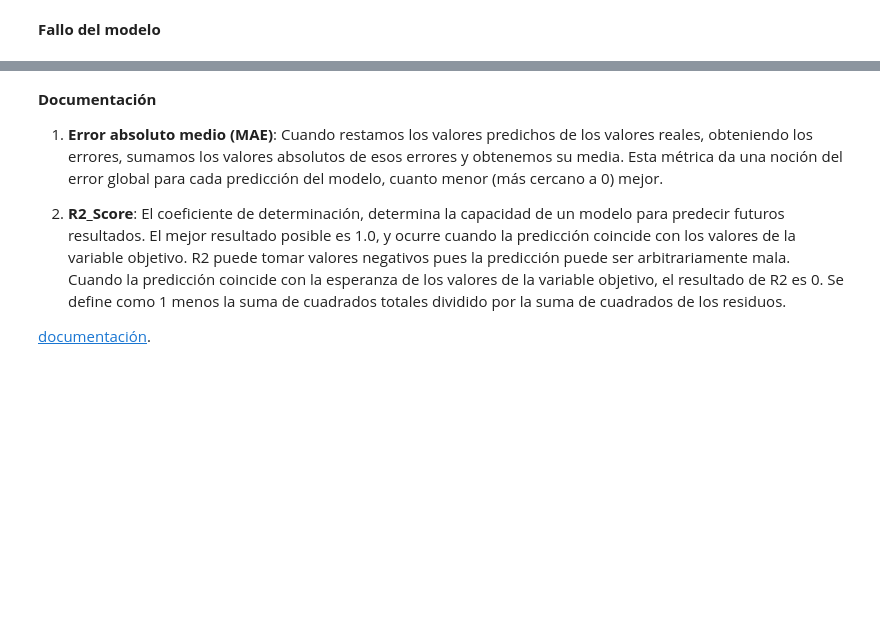
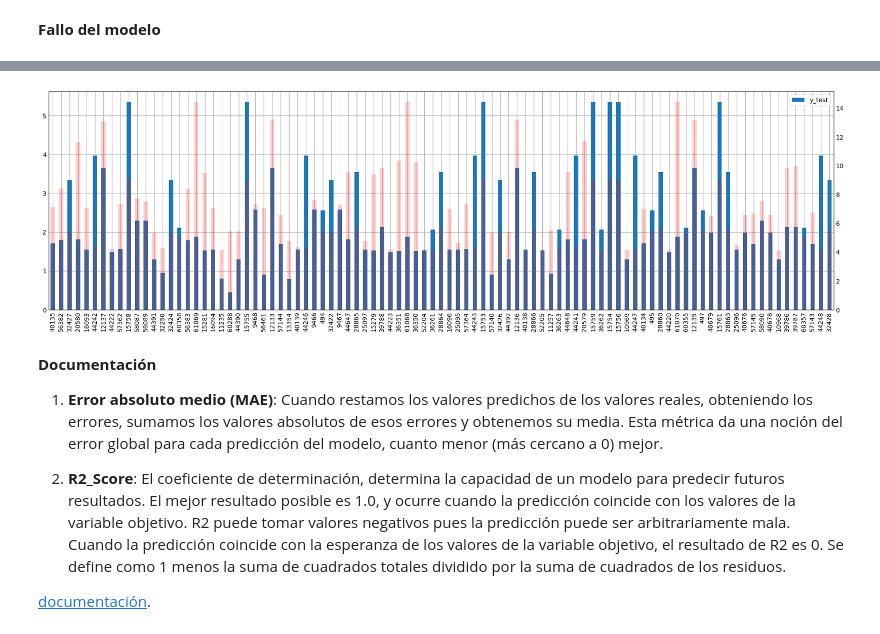
Before and after one commit to Aromer9/NTC_Project, a Jupyter notebook: Detalle_NTC.ipynb, the cells around one changed output, grey strips where cells are left out. Cells and saved outputs as stored; diff of their text form; code cells hidden in the pictures; blank space fills up the shorter version.

```diff
--- a/Detalle_NTC.ipynb
+++ b/Detalle_NTC.ipynb
@@ -1507,3 +1518,21 @@ fallo[(fallo['fallo'] <= -12)]
+# %%
+x1 = no_aceptables['y_test']
+x2 = no_aceptables['fallo']*-1
+
+
+%matplotlib inline
+from matplotlib import pyplot as plt
+
+fig0, ax0 = plt.subplots(figsize=(18, 5))
+ax1 = ax0.twinx()
+
+x1.plot(kind='bar', stacked=True, ax=ax0, label='y_test')
+ax0.legend(loc ="upper left")
+x2.plot(kind='bar', color="red", ax=ax1, secondary_y=True, label='fallo', alpha=0.2)
+ax0.legend(loc ="upper right")
+plt.show()
+# %% [output]
+[figure, added]
 # %% [markdown]
 
 **Documentación**
```
Also changed, not shown: parts of 1 cell of this notebook.
